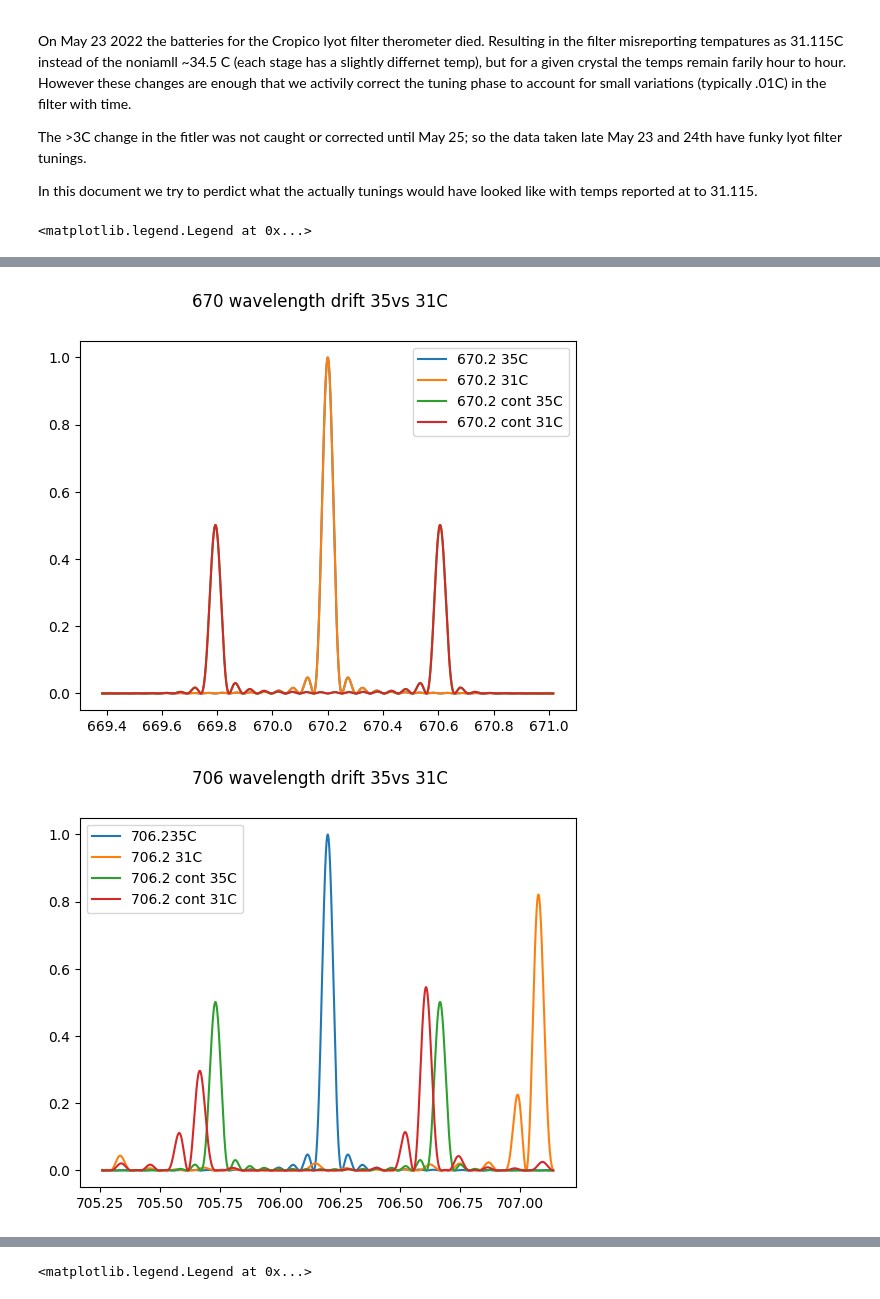
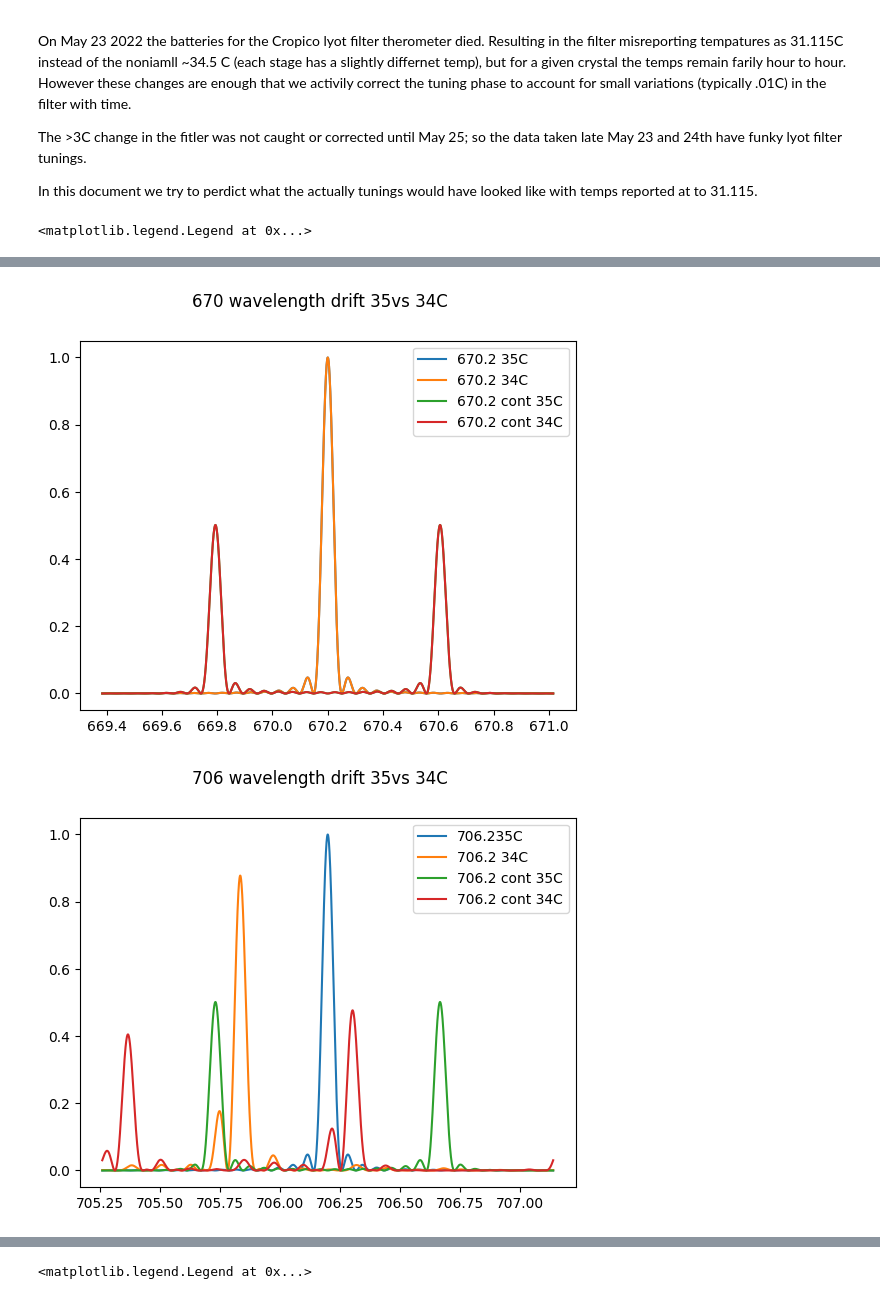
Before and after one commit to NCAR/ucomp-configuration, a Jupyter notebook: Docs/badTempControl.ipynb, the cells around one changed output, grey strips where cells are left out. Drawn from its saved outputs; the diff is of its cells as text; code cells hidden in the pictures.

```diff
--- a/Docs/badTempControl.ipynb
+++ b/Docs/badTempControl.ipynb
@@ -25,7 +25,7 @@ filterConfig789 = getFilterConfig("tuning_calibration_789.4.ini")
 filterConfig1074 = getFilterConfig("tuning_calibration_1074.7.ini")
 filterConfig1079 = getFilterConfig("tuning_calibration_1079.8.ini")
 
-temp_meas = 31.115
+temp_meas = 36
 offsets637 = []
 offsets670 = []
 offsets706 = []
@@ -42,50 +42,50 @@ for i in range(5):
     offsets1079.append(filterConfig1079["tempCof"][i]*(temp_meas-filterConfig1079["tempRef"][i]))
 # %%
 plt.plot(*createStages(filterConfig=filterConfig637,wavelength=637.4),label="637.4 35C")
-plt.plot(*createStages(filterConfig=filterConfig637,wavelength=637.4,offsets=offsets637),label="637.4 31C")
+plt.plot(*createStages(filterConfig=filterConfig637,wavelength=637.4,offsets=offsets637),label="637.4 34C")
 plt.plot(*createStages(filterConfig=filterConfig637,wavelength=637.4,cam="offband"),label="637.4 cont 35C")
-plt.plot(*createStages(filterConfig=filterConfig637,wavelength=637.4,cam="offband",offsets=offsets637),label="637.4 cont 31C")
+plt.plot(*createStages(filterConfig=filterConfig637,wavelength=637.4,cam="offband",offsets=offsets637),label="637.4 cont 34C")
 
-plt.suptitle("637 wavelength drift 35vs 31C")
+plt.suptitle("637 wavelength drift 35vs 34C")
 plt.legend()
 plt.figure()
 plt.plot(*createStages(filterConfig=filterConfig670,wavelength=670.2),label="670.2 35C")
-plt.plot(*createStages(filterConfig=filterConfig670,wavelength=670.2,offsets=offsets670),label="670.2 31C")
+plt.plot(*createStages(filterConfig=filterConfig670,wavelength=670.2,offsets=offsets670),label="670.2 34C")
 plt.plot(*createStages(filterConfig=filterConfig670,wavelength=670.2,cam="offband"),label="670.2 cont 35C")
-plt.plot(*createStages(filterConfig=filterConfig670,wavelength=670.2,cam="offband",offsets=offsets670),label="670.2 cont 31C")
+plt.plot(*createStages(filterConfig=filterConfig670,wavelength=670.2,cam="offband",offsets=offsets670),label="670.2 cont 34C")
 
-plt.suptitle("670 wavelength drift 35vs 31C")
+plt.suptitle("670 wavelength drift 35vs 34C")
 plt.legend()
 plt.figure()
-plt.suptitle("706 wavelength drift 35vs 31C")
+plt.suptitle("706 wavelength drift 35vs 34C")
 plt.plot(*createStages(filterConfig=filterConfig706,wavelength=706.2),label="706.235C")
-plt.plot(*createStages(filterConfig=filterConfig706,wavelength=706.2,offsets=offsets789),label="706.2 31C")
+plt.plot(*createStages(filterConfig=filterConfig706,wavelength=706.2,offsets=offsets789),label="706.2 34C")
 plt.plot(*createStages(filterConfig=filterConfig706,wavelength=706.2,cam="offband"),label="706.2 cont 35C")
-plt.plot(*createStages(filterConfig=filterConfig706,wavelength=706.2,cam="offband",offsets=offsets789),label="706.2 cont 31C")
+plt.plot(*createStages(filterConfig=filterConfig706,wavelength=706.2,cam="offband",offsets=offsets789),label="706.2 cont 34C")
 
 plt.legend()
 plt.figure()
-plt.suptitle("789 wavelength drift 35vs 31C")
+plt.suptitle("789 wavelength drift 35vs 34C")
 plt.plot(*createStages(filterConfig=filterConfig789,wavelength=789.4),label="789.4 35C")
-plt.plot(*createStages(filterConfig=filterConfig789,wavelength=789.4,offsets=offsets1074),label="789.4 31C")
+plt.plot(*createStages(filterConfig=filterConfig789,wavelength=789.4,offsets=offsets1074),label="789.4 34C")
 plt.plot(*createStages(filterConfig=filterConfig789,wavelength=789.4,cam="offband"),label="789.4 cont 35C")
-plt.plot(*createStages(filterConfig=filterConfig789,wavelength=789.4,cam="offband",offsets=offsets1074),label="789.4 cont 31C")
+plt.plot(*createStages(filterConfig=filterConfig789,wavelength=789.4,cam="offband",offsets=offsets1074),label="789.4 cont 34C")
 
 plt.legend()
 plt.figure()
-plt.suptitle("1074 wavelength drift 35vs 31C")
+plt.suptitle("1074 wavelength drift 35vs 34C")
 plt.plot(*createStages(filterConfig=filterConfig1074,wavelength=1074.7),label="1074.7 35C")
-plt.plot(*createStages(filterConfig=filterConfig1074,wavelength=1074.7,offsets=offsets1074),label="1074.7 31C")
+plt.plot(*createStages(filterConfig=filterConfig1074,wavelength=1074.7,offsets=offsets1074),label="1074.7 34C")
 plt.plot(*createStages(filterConfig=filterConfig1074,wavelength=1074.7,cam="offband"),label="1074.7 cont 35C")
-plt.plot(*createStages(filterConfig=filterConfig1074,wavelength=1074.7,cam="offband",offsets=offsets1074),label="1074.7 cont 31C")
+plt.plot(*createStages(filterConfig=filterConfig1074,wavelength=1074.7,cam="offband",offsets=offsets1074),label="1074.7 cont 34C")
 
 plt.legend()
 plt.figure()
-plt.suptitle("1079 wavelength drift 35vs 31C")
+plt.suptitle("1079 wavelength drift 35vs 34C")
 plt.plot(*createStages(filterConfig=filterConfig1079,wavelength=1079.80),label="1079.8 35C")
-plt.plot(*createStages(filterConfig=filterConfig1079,wavelength=1079.80,offsets=offsets1079),label="1079.8 31C")
+plt.plot(*createStages(filterConfig=filterConfig1079,wavelength=1079.80,offsets=offsets1079),label="1079.8 34C")
 plt.plot(*createStages(filterConfig=filterConfig1079,wavelength=1079.80,cam="offband"),label="1079.8 cont 35C")
-plt.plot(*createStages(filterConfig=filterConfig1079,wavelength=1079.80,cam="offband",offsets=offsets1079),label="1079.8 cont 31C")
+plt.plot(*createStages(filterConfig=filterConfig1079,wavelength=1079.80,cam="offband",offsets=offsets1079),label="1079.8 cont 34C")
 
 plt.legend()
 # %% [output]
@@ -94,2 +94,2 @@ plt.legend()
 [figure]
-[figure, old version]
+[figure, new version]
```
Also changed, not shown: parts of 3 cells of this notebook, 9 other files.
